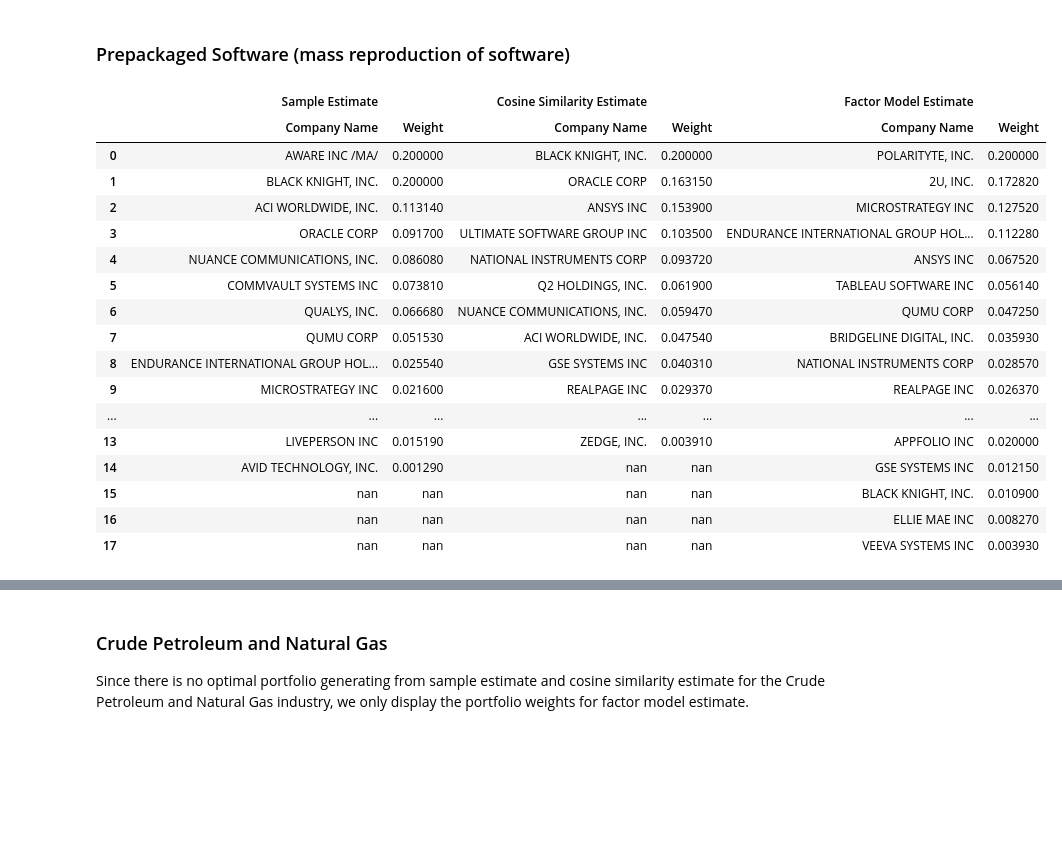
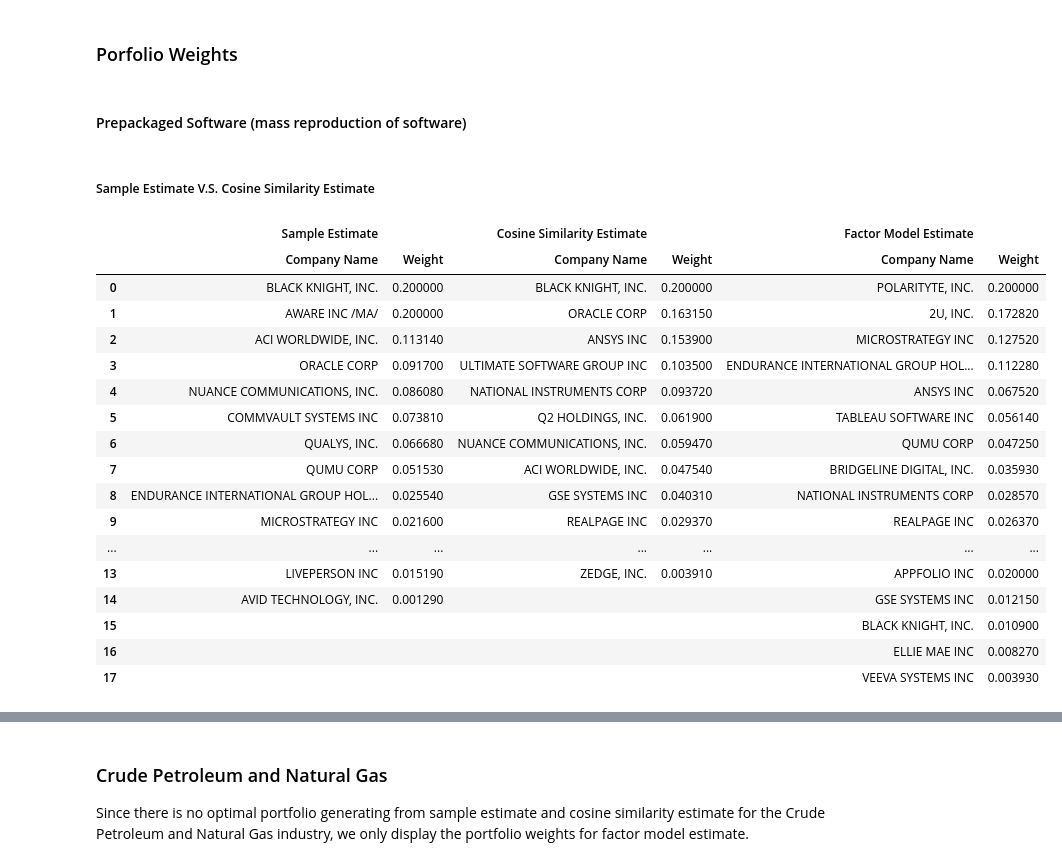
Before and after one commit to richardye101/ubineer_nlp_research, a Jupyter notebook: content/peitong/3.4_Minimum_Variance_Analysis_Results.ipynb, the cells around one changed output, grey strips where cells are left out. Drawn from its saved outputs; the diff is of its cells as text; code cells hidden in the pictures; blank space fills up the shorter version.

```diff
--- a/content/peitong/3.4_Minimum_Variance_Analysis_Results.ipynb
+++ b/content/peitong/3.4_Minimum_Variance_Analysis_Results.ipynb
@@ -1,8 +1,17 @@
 # %%
 import pandas as pd
+import seaborn as sns
 
-def highlight(val):
-    color = 'blue' if val in Same else 'black'
+def highlight_12(val):
+    color = 'blue' if val in Same_12 else 'black'
     return 'color: %s' % color
+
+def highlight_13(val):
+    color = 'green' if val in Same_13 else 'black'
+    return 'color: %s' % color
+
+def highlight_all(val):
+    color = 'red' if val in Same_all else 'black'
+    return 'color: %s' % color
 # %% [markdown]
 ## Porfolio Analysis Results
@@ -44,5 +94,7 @@ df.style.background_gradient(cmap=cm)
+# %% [markdown]
+### Porfolio Weights
 # %% [markdown]
-### Prepackaged Software (mass reproduction of software)
+#### Prepackaged Software (mass reproduction of software)
 # %%
 sample_software = pd.read_csv("data/min_vol_sample_Prepackaged_Software.csv")
 cos_sim_software = pd.read_csv("data/min_vol_cos_sim_Prepackaged_Software.csv")
@@ -57,14 +109,19 @@ columns = pd.MultiIndex.from_product([['Sample Estimate', 'Cosine Similarity Est
 software = pd.concat([pd.concat([sample_software, cos_sim_software], axis=1), factor_model_software], axis=1)
 software.columns = columns
 
-Same = (set(sample_software.Company_Name) & set(cos_sim_software.Company_Name)) & set(factor_model_software.Company_Name)
+Same_12 = (set(sample_software.Company_Name) & set(cos_sim_software.Company_Name))
+Same_13 = (set(sample_software.Company_Name) & set(factor_model_software.Company_Name))
+Same_all = Same_12 & Same_13
+software = software.fillna(" ")
+# %% [markdown]
+##### Sample Estimate V.S. Cosine Similarity Estimate
 # %%
-software.style.applymap(highlight)
+software.style.applymap(highlight_12)
 # %% [output]
 |  | Sample Estimate |  | Cosine Similarity Estimate |  | Factor Model Estimate |  |
 |  | Company Name | Weight | Company Name | Weight | Company Name | Weight |
-| 0 | AWARE INC /MA/ | 0.200000 | BLACK KNIGHT, INC. | 0.200000 | POLARITYTE, INC. | 0.200000 |
-| 1 | BLACK KNIGHT, INC. | 0.200000 | ORACLE CORP | 0.163150 | 2U, INC. | 0.172820 |
+| 0 | BLACK KNIGHT, INC. | 0.200000 | BLACK KNIGHT, INC. | 0.200000 | POLARITYTE, INC. | 0.200000 |
+| 1 | AWARE INC /MA/ | 0.200000 | ORACLE CORP | 0.163150 | 2U, INC. | 0.172820 |
 | 2 | ACI WORLDWIDE, INC. | 0.113140 | ANSYS INC | 0.153900 | MICROSTRATEGY INC | 0.127520 |
 | 3 | ORACLE CORP | 0.091700 | ULTIMATE SOFTWARE GROUP INC | 0.103500 | ENDURANCE INTERNATIONAL GROUP HOL... | 0.112280 |
 | 4 | NUANCE COMMUNICATIONS, INC. | 0.086080 | NATIONAL INSTRUMENTS CORP | 0.093720 | ANSYS INC | 0.067520 |
@@ -75,7 +132,7 @@ software.style.applymap(highlight)
 | 9 | MICROSTRATEGY INC | 0.021600 | REALPAGE INC | 0.029370 | REALPAGE INC | 0.026370 |
 | ... | ... | ... | ... | ... | ... | ... |
 | 13 | LIVEPERSON INC | 0.015190 | ZEDGE, INC. | 0.003910 | APPFOLIO INC | 0.020000 |
-| 14 | AVID TECHNOLOGY, INC. | 0.001290 | nan | nan | GSE SYSTEMS INC | 0.012150 |
-| 15 | nan | nan | nan | nan | BLACK KNIGHT, INC. | 0.010900 |
-| 16 | nan | nan | nan | nan | ELLIE MAE INC | 0.008270 |
-| 17 | nan | nan | nan | nan | VEEVA SYSTEMS INC | 0.003930 |
+| 14 | AVID TECHNOLOGY, INC. | 0.001290 |  |  | GSE SYSTEMS INC | 0.012150 |
+| 15 |  |  |  |  | BLACK KNIGHT, INC. | 0.010900 |
+| 16 |  |  |  |  | ELLIE MAE INC | 0.008270 |
+| 17 |  |  |  |  | VEEVA SYSTEMS INC | 0.003930 |
```
Also changed, not shown: parts of 43 cells of this notebook, 19 other files.
